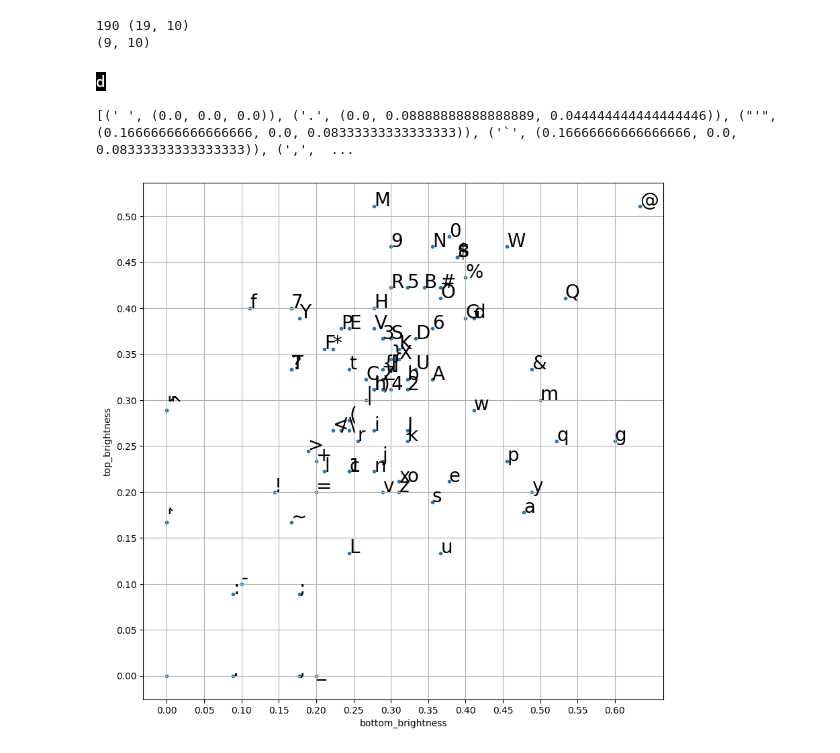
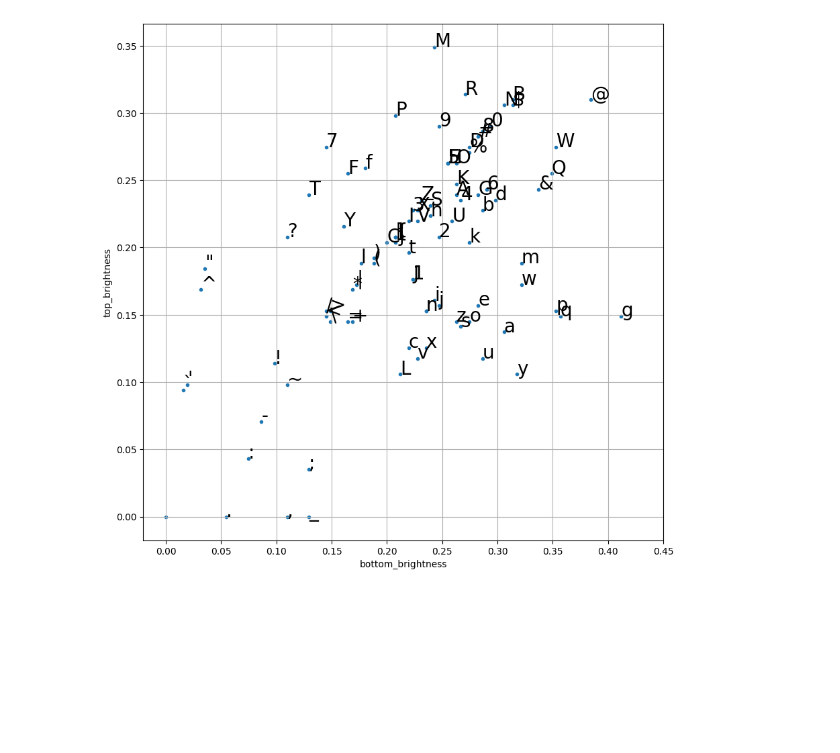
Before and after one commit to wojciechsadlik/python-char-art, a Jupyter notebook: ascii_v2_brightness_test.ipynb, the cells around one changed output. Drawn from its saved outputs; the diff is of its cells as text; code cells hidden in the pictures; blank space fills up the shorter version.

```diff
--- a/ascii_v2_brightness_test.ipynb
+++ b/ascii_v2_brightness_test.ipynb
@@ -8,38 +6,0 @@ IMGS_DIR = "character_imgs/ascii/CascadiaMono/"
-# %%
-img = Image.open(IMGS_DIR + "100.bmp")
-img_arr = np.array(img)
-
-img_size = img_arr.size
-img_shape = img_arr.shape
-if (img_arr.shape[0] % 2):
-    img_arr = np.delete(img_arr, 0, 0)
-
-print(img_size, img_shape)
-print(np.split(img_arr, 2)[0].shape)
-img
-# %% [output]
-190 (19, 10)
-(9, 10)
-[figure, removed]
-# %%
-img_ls = glob.glob(IMGS_DIR + "*.bmp")
-char_ls = {}
-for i in range(0, len(img_ls)):
-    img = Image.open(img_ls[i])
-    img = np.array(img)
-    if (img.shape[0] % 2):
-        img = np.delete(img, 0, 0)
-    img_top_bottom = np.split(img, 2)
-    top_brightness = (img_top_bottom[0] > 0).sum() / (img.size / 2)
-    bottom_brightness = (img_top_bottom[1] > 0).sum() / (img.size / 2)
-    char_ls[chr(int(re.findall(r'\d+', img_ls[i])[0]))] = (
-                top_brightness,
-                bottom_brightness,
-                (top_brightness + bottom_brightness) / 2
-                )
-# %%
-brightness_ls = sorted(list(char_ls.items()), key=lambda a: a[1][2])
-
-print(brightness_ls)
-# %% [output]
-[(' ', (0.0, 0.0, 0.0)), ('.', (0.0, 0.08888888888888889, 0.044444444444444446)), ("'", (0.16666666666666666, 0.0, 0.08333333333333333)), ('`', (0.16666666666666666, 0.0, 0.08333333333333333)), (',',  ...
@@ -48,14 +7,20 @@ import matplotlib.pyplot as plt
+# %%
+FONT = ImageFont.truetype("fonts/CascadiaMono.ttf", 16)
+WINDOW_SIZE = (1,2)
 # %%
+asciis = get_asciis()
+brightness_map = generate_brightness_map(asciis, FONT, WINDOW_SIZE)
+brightness = list(brightness_map.values())
+top_brightness = [b[0][0] for b in brightness]
+bottom_brightness = [b[1][0] for b in brightness]
 plt.figure(figsize=(10, 10))
-top_brightness = [a[1][0] for a in brightness_ls]
-bottom_brightness = [a[1][1] for a in brightness_ls]
 plt.scatter(bottom_brightness, top_brightness, marker='.')
-plt.xticks(np.arange(min(bottom_brightness), max(bottom_brightness), 0.05))
-plt.yticks(np.arange(min(top_brightness), max(top_brightness), 0.05))
+plt.xticks(np.arange(min(bottom_brightness), max(bottom_brightness) + 0.05, 0.05))
+plt.yticks(np.arange(min(top_brightness), max(top_brightness) + 0.05, 0.05))
 plt.xlabel("bottom_brightness")
 plt.ylabel("top_brightness")
-for i in range(len(char_ls)):
-    plt.annotate(brightness_ls[i][0], (bottom_brightness[i], top_brightness[i]), size=20)
+for i in range(len(asciis)):
+    plt.annotate(asciis[i], (bottom_brightness[i], top_brightness[i]), size=20)
 plt.grid()
 # %% [output]
-[figure, old version]
+[figure, new version]
```
Also changed, not shown: parts of 14 cells of this notebook, 10 other files.
